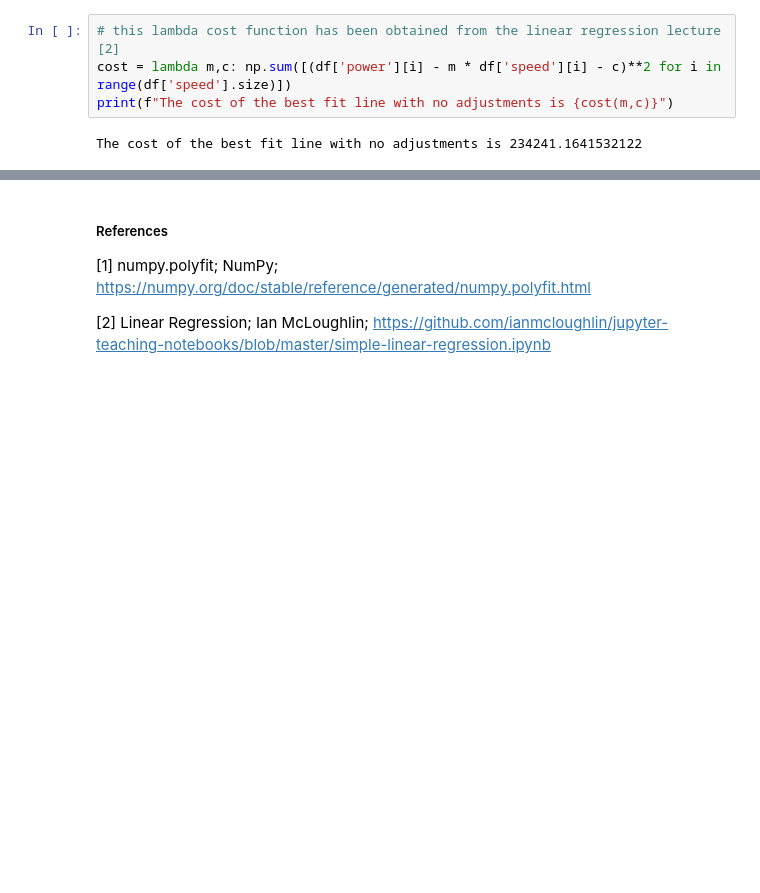
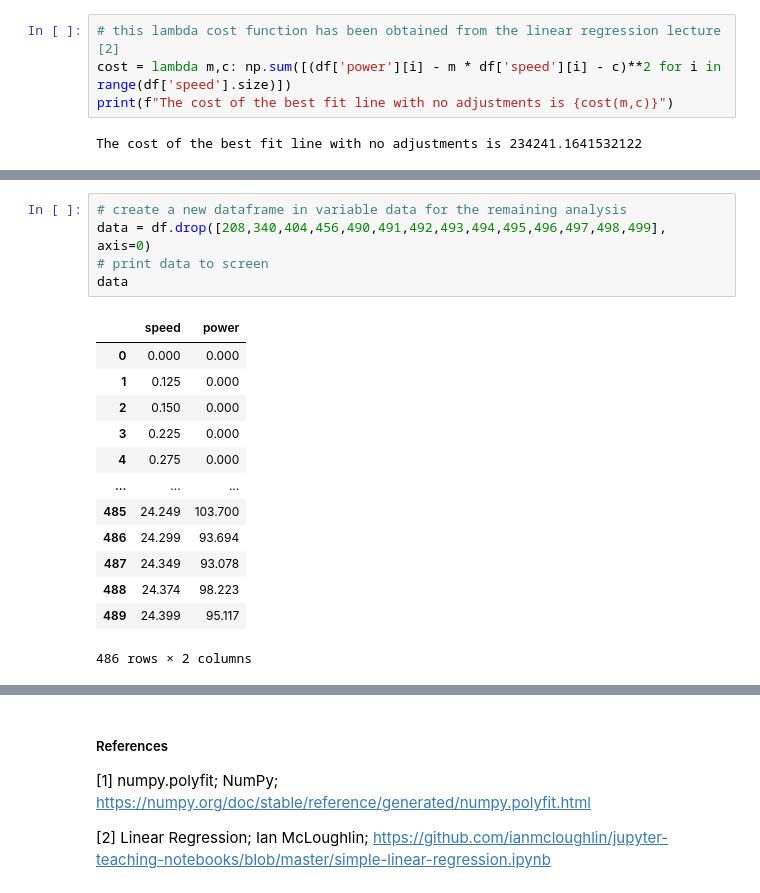
Before and after one commit to dervlac/FDA-Assessment, a Jupyter notebook: FDA Project.ipynb, the cells around one changed output, grey strips where cells are left out. Drawn from its saved outputs; the diff is of its cells as text; blank space fills up the shorter version.

```diff
--- a/FDA Project.ipynb
+++ b/FDA Project.ipynb
@@ -59,0 +139,19 @@ The cost of the best fit line with no adjustments is 234241.1641532122
+# %%
+# create a new dataframe in variable data for the remaining analysis
+data = df.drop([208,340,404,456,490,491,492,493,494,495,496,497,498,499], axis=0)
+# print data to screen
+data
+# %% [output]
+|  | speed | power |
+| 0 | 0.000 | 0.000 |
+| 1 | 0.125 | 0.000 |
+| 2 | 0.150 | 0.000 |
+| 3 | 0.225 | 0.000 |
+| 4 | 0.275 | 0.000 |
+| ... | ... | ... |
+| 485 | 24.249 | 103.700 |
+| 486 | 24.299 | 93.694 |
+| 487 | 24.349 | 93.078 |
+| 488 | 24.374 | 98.223 |
+| 489 | 24.399 | 95.117 |
+486 rows × 2 columns
```
Also changed, not shown: parts of 11 cells of this notebook.
